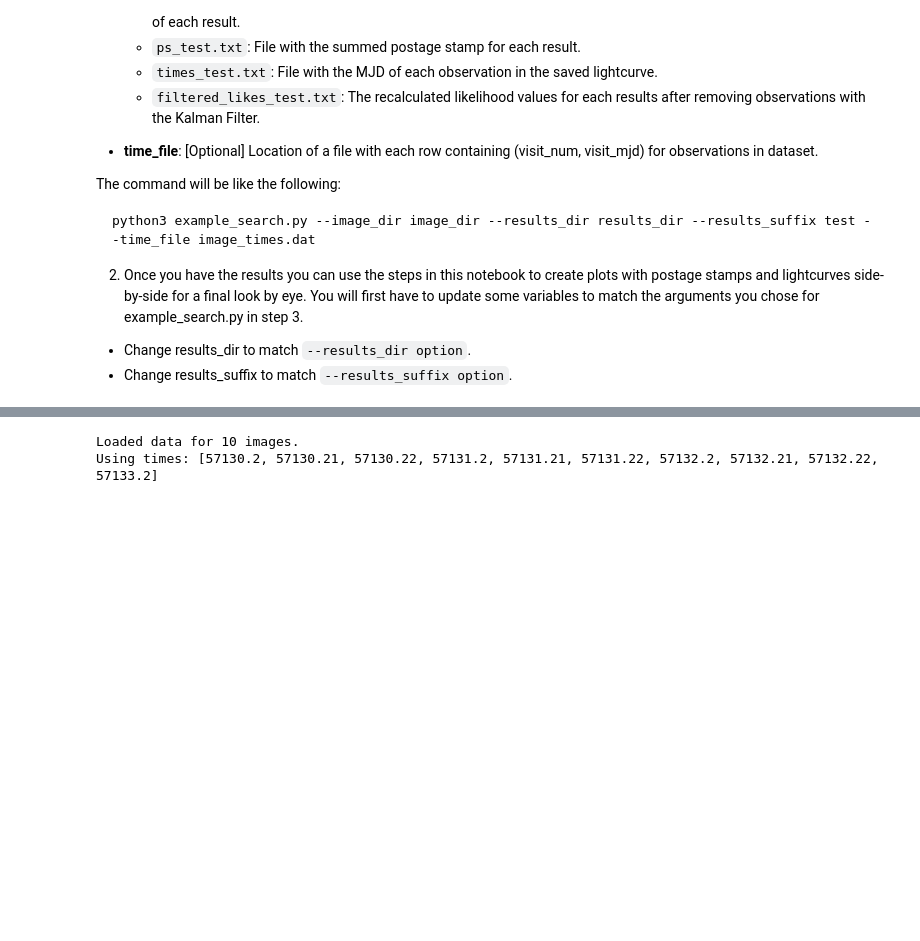
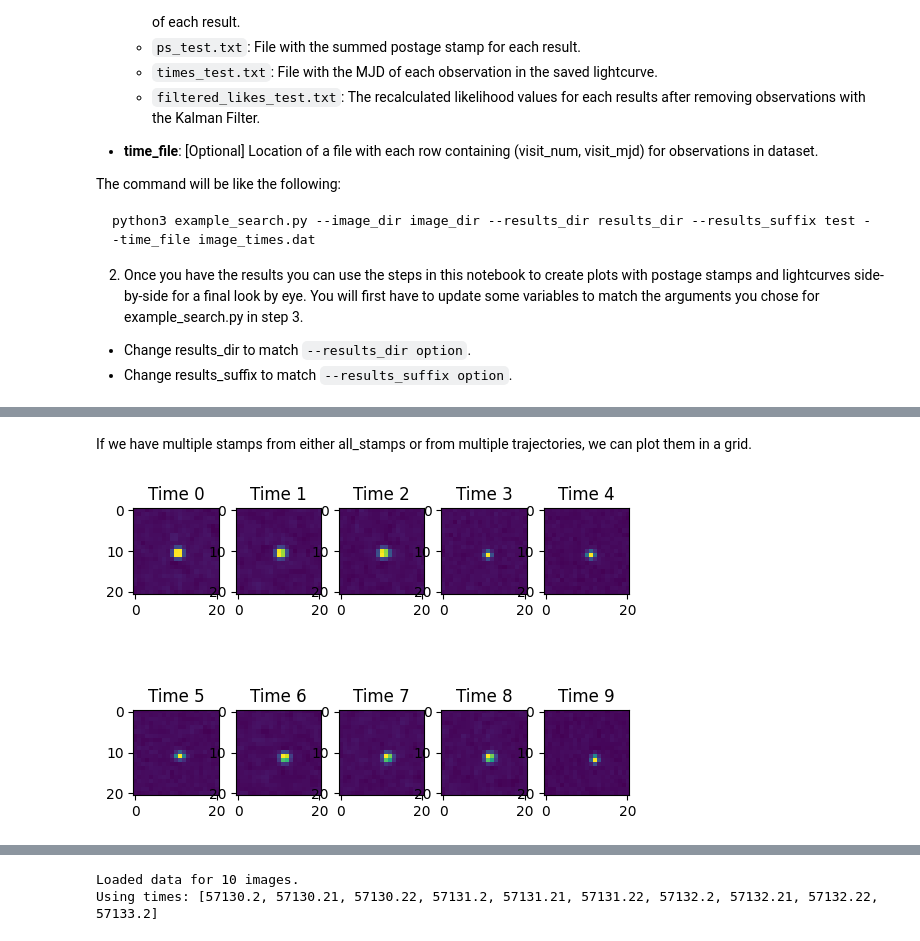
Before and after one commit to dirac-institute/kbmod, a Jupyter notebook: notebooks/kbmod_analysis_demo.ipynb, the cells around one changed output, grey strips where cells are left out. Drawn from its saved outputs; the diff is of its cells as text; code cells hidden in the pictures; blank space fills up the shorter version.

```diff
--- a/notebooks/kbmod_analysis_demo.ipynb
+++ b/notebooks/kbmod_analysis_demo.ipynb
@@ -76,0 +66,6 @@ Center filtering keeps 1 out of 1 stamps.
+# %% [markdown]
+If we have multiple stamps from either all_stamps or from multiple trajectories, we can plot them in a grid.
+# %%
+ResultsVisualizer.plot_stamps(row0.all_stamps, columns=5)
+# %% [output]
+[figure, added]
```
Also changed, not shown: parts of 24 cells of this notebook, 2 other files.
